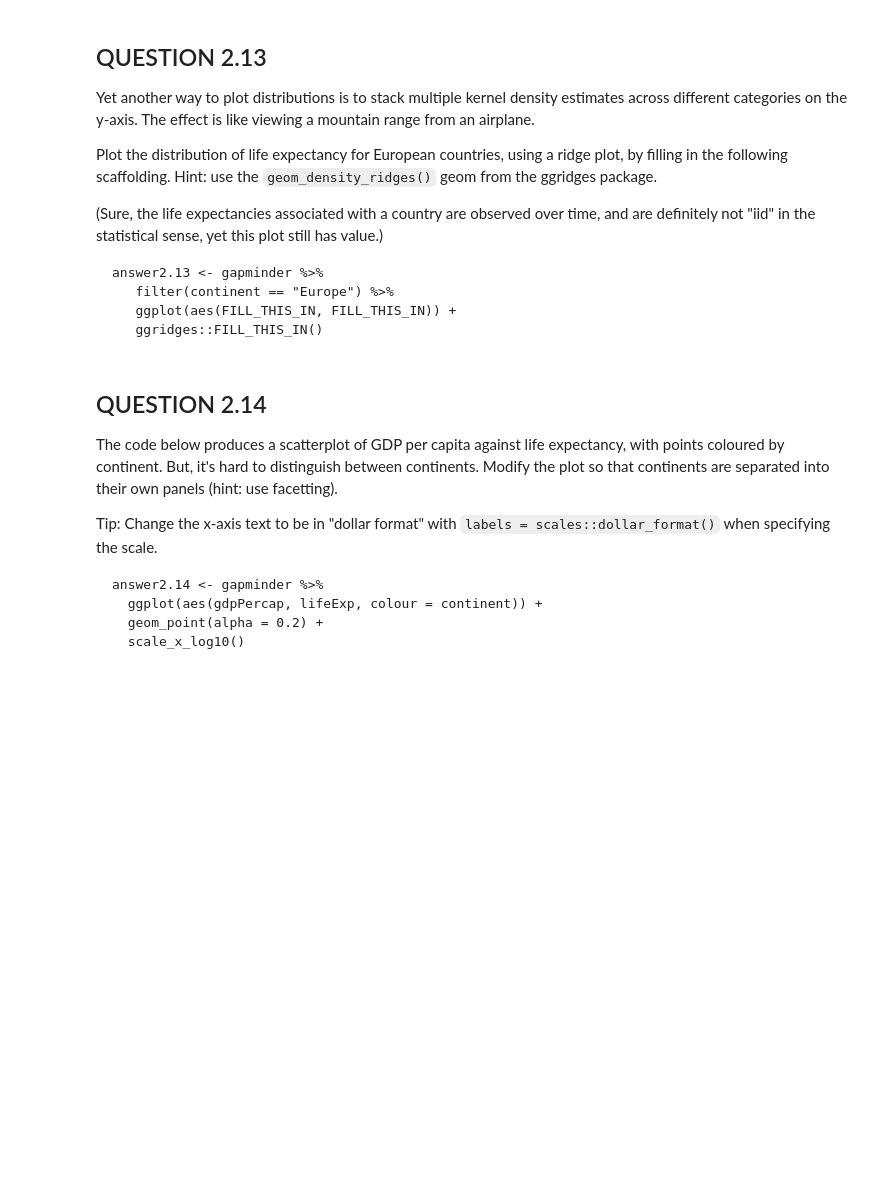
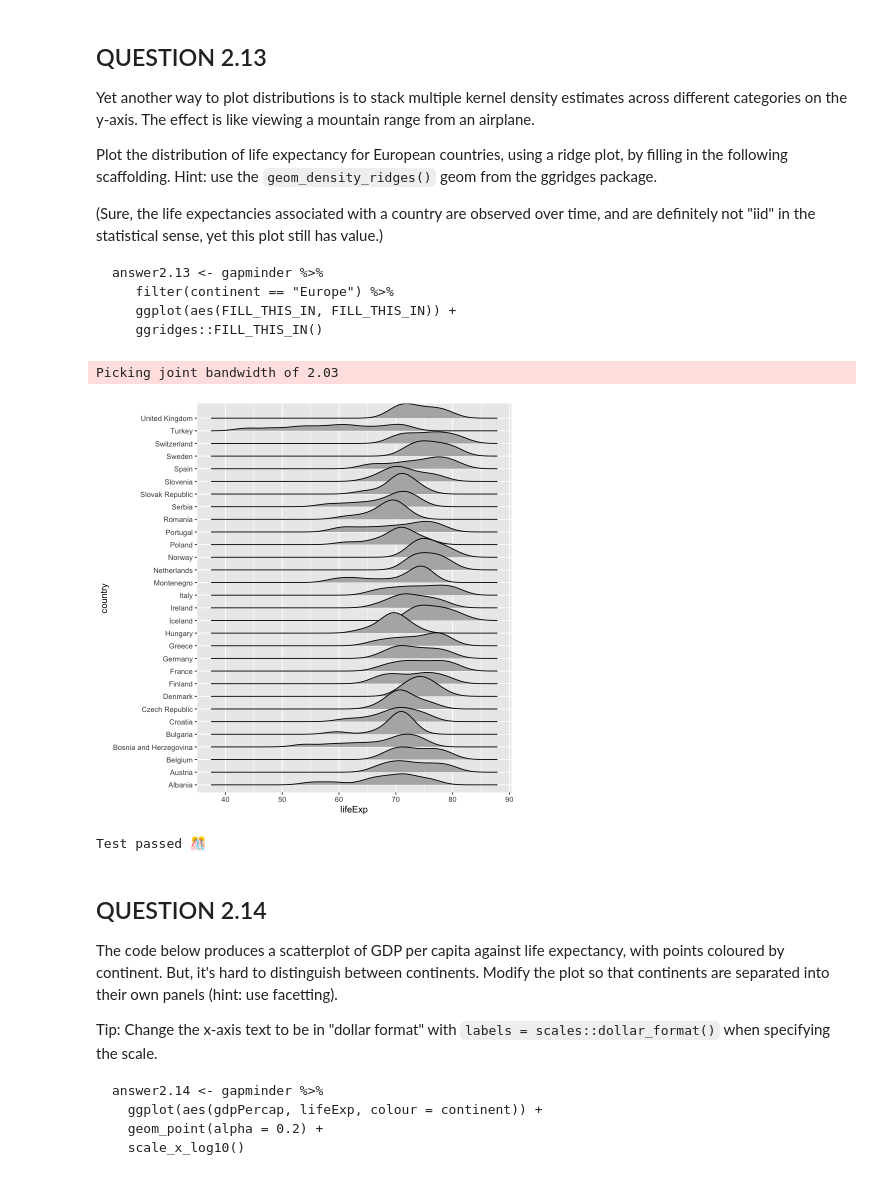
Before and after one commit to annikalaurin/annikalaurin1, a Jupyter notebook: worksheet_a03.ipynb, the cells around one changed output. Drawn from its saved outputs; the diff is of its cells as text; code cells hidden in the pictures; blank space fills up the shorter version.

```diff
--- a/worksheet_a03.ipynb
+++ b/worksheet_a03.ipynb
@@ -670,11 +670,14 @@ answer2.13 <- gapminder %>%
 # %%
 # Produce the plot here.
 # your code here
 answer2.13 <- gapminder %>%
    filter(continent == "Europe") %>%
-   ggplot(aes(FILL_THIS_IN, FILL_THIS_IN)) +
-   ggridges::FILL_THIS_IN()
+   ggplot(aes(lifeExp, country)) +
+   ggridges::geom_density_ridges()
 print(answer2.13)
+# %% [output]
+Picking joint bandwidth of 2.03
+[figure, added]
 # %%
 test_that("Question 2.13", {
     geoms <- answer2.13$layers %>%
@@ -688,6 +691,8 @@ test_that("Question 2.13", {
     expect_true(get_expr(answer2.13$mapping$y) == "country" ||
                 get_expr(layer$mapping$y) == "country")
 })
+# %% [output]
+Test passed 🎊
 # %% [markdown]
 ## QUESTION 2.14
 
```
Also changed, not shown: parts of 21 cells of this notebook.
